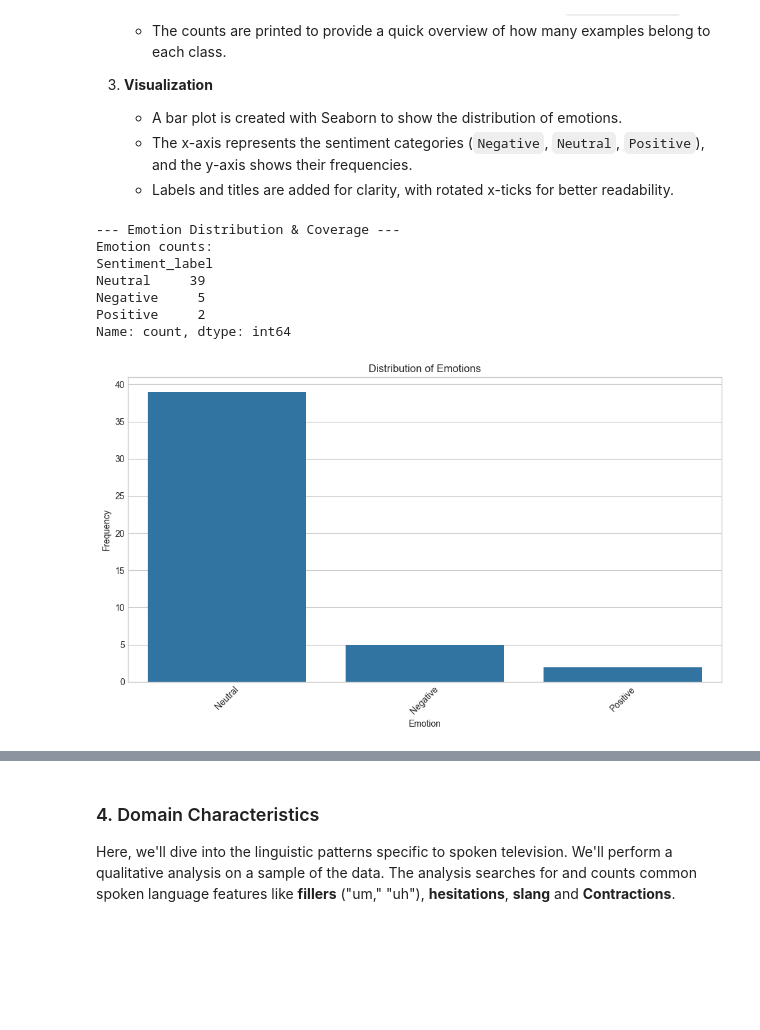
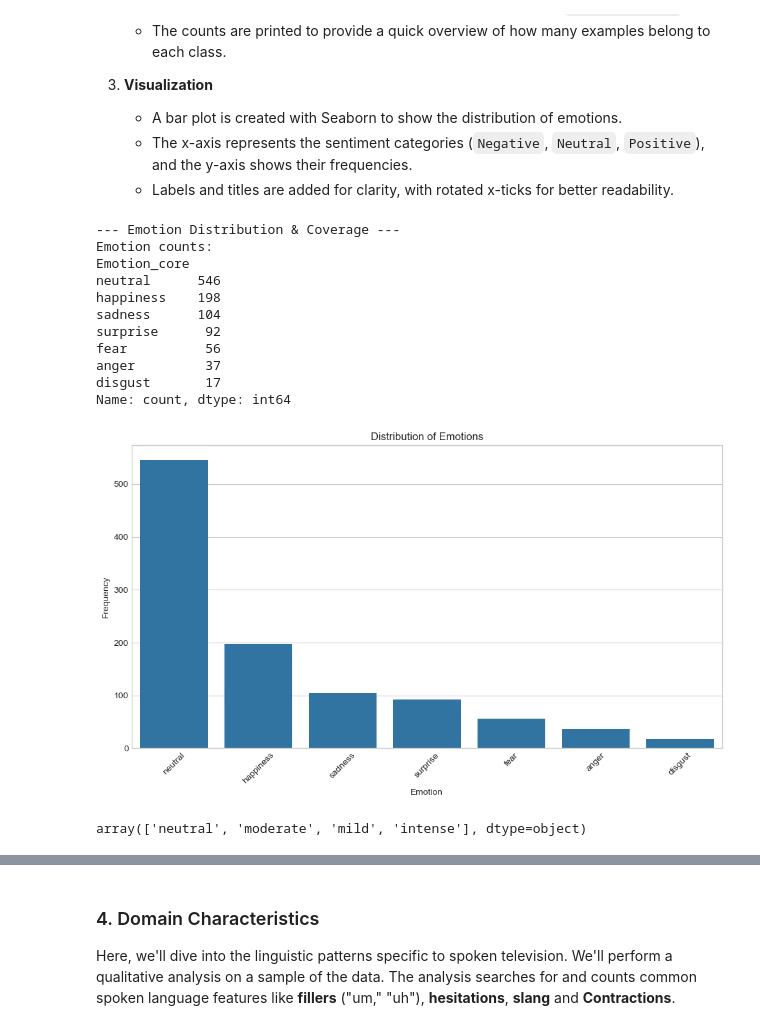
Before and after one commit to koen18138/NLP_emotion_detection, a Jupyter notebook: nlp_cia/src/data_quality_report.ipynb, the cells around one changed output, grey strips where cells are left out. Drawn from its saved outputs; the diff is of its cells as text; code cells hidden in the pictures; blank space fills up the shorter version.

```diff
--- a/nlp_cia/src/data_quality_report.ipynb
+++ b/nlp_cia/src/data_quality_report.ipynb
@@ -150,28 +158,34 @@ Column 'Speaker' not found in the dataset.
 # %%
 # --- Emotion Distribution & Coverage ---
 print("\n--- Emotion Distribution & Coverage ---")
 
 
 # Map numerical values to sentiment labels
-sentiment_map = {0: "Negative", 1: "Neutral", 2: "Positive"}
-df['Sentiment_label'] = df['Predicted_sentiment'].map(sentiment_map)
-emotion_counts = df['Sentiment_label'].value_counts()
+emotion_counts = df['Emotion_core'].value_counts()
 print(f"Emotion counts:\n{emotion_counts}")
 
 plt.figure(figsize=(10, 6))
 sns.barplot(x=emotion_counts.index, y=emotion_counts.values)
 plt.title('Distribution of Emotions')
 plt.xlabel('Emotion')
 plt.ylabel('Frequency')
 plt.xticks(rotation=45)
 plt.tight_layout()
 plt.show()
 # %% [output]
 --- Emotion Distribution & Coverage ---
 Emotion counts:
-Sentiment_label
-Neutral     39
-Negative     5
-Positive     2
+Emotion_core
+neutral      546
+happiness    198
+sadness      104
+surprise      92
+fear          56
+anger         37
+disgust       17
 Name: count, dtype: int64
-[figure, old version]
+[figure, new version]
+# %%
+df['Intensity'].unique()
+# %% [output]
+array(['neutral', 'moderate', 'mild', 'intense'], dtype=object)
```
Also changed, not shown: parts of 19 cells of this notebook.
